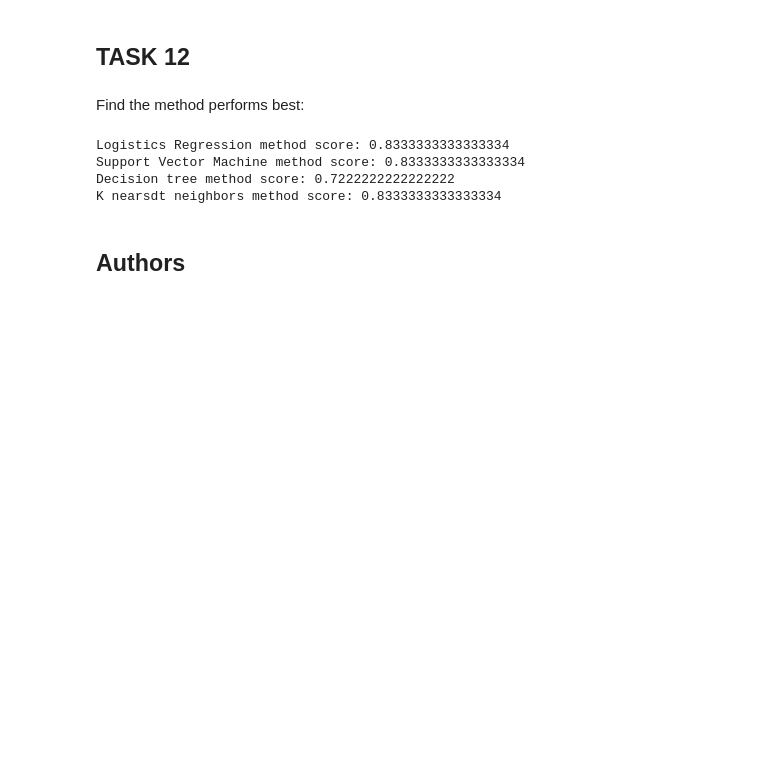
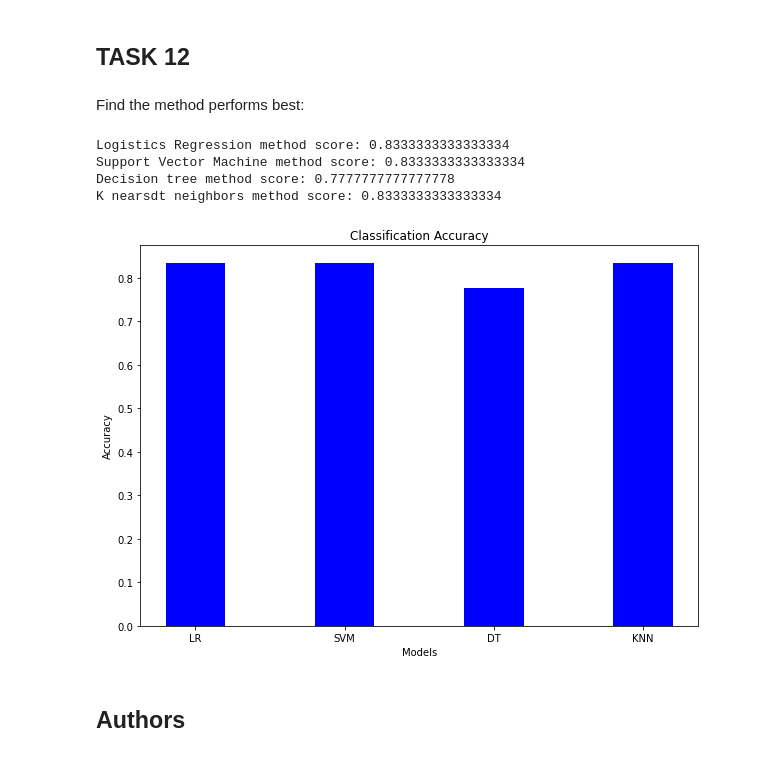
Before and after one commit to ongcx/Applied-Data-Science, a Jupyter notebook: Machine Learning Prediction.ipynb, the cells around one changed output. Drawn from its saved outputs; the diff is of its cells as text; code cells hidden in the pictures; blank space fills up the shorter version.

```diff
--- a/Machine Learning Prediction.ipynb
+++ b/Machine Learning Prediction.ipynb
@@ -321,15 +321,39 @@ plot_confusion_matrix(Y_test,yhat)
 # %% [markdown]
 Find the method performs best:
 # %%
-print('Logistics Regression method score:', logreg_cv.score(X_test, Y_test))
-print( 'Support Vector Machine method score:', svm_cv.score(X_test, Y_test))
-print('Decision tree method score:', tree_cv.score(X_test, Y_test))
-print('K nearsdt neighbors method score:', knn_cv.score(X_test, Y_test))
+logreg_score=logreg_cv.score(X_test, Y_test)
+svm_score=svm_cv.score(X_test, Y_test)
+tree_score = tree_cv.score(X_test, Y_test)
+knn_score = knn_cv.score(X_test, Y_test)
+
+print('Logistics Regression method score:', logreg_score)
+print( 'Support Vector Machine method score:', svm_score)
+print('Decision tree method score:',tree_score )
+print('K nearsdt neighbors method score:', knn_score )
 # %% [output]
 Logistics Regression method score: 0.8333333333333334
 Support Vector Machine method score: 0.8333333333333334
-Decision tree method score: 0.7222222222222222
+Decision tree method score: 0.7777777777777778
 K nearsdt neighbors method score: 0.8333333333333334
+# %%
+# Plot pie chart to compare models accuracy
+models = ['LR', 'SVM', 'DT',
+        'KNN']
+
+data = [logreg_score, svm_score, tree_score, knn_score]
+
+# Creating plot
+fig = plt.figure(figsize =(10, 7))
+plt.bar(models, data, color ='blue',
+        width = 0.4)
+plt.xlabel("Models")
+plt.ylabel("Accuracy")
+plt.title("Classification Accuracy")
+
+# show plot
+plt.show()
+# %% [output]
+[figure, added]
 # %% [markdown]
 ## Authors
 # %% [markdown]
```
Also changed, not shown: parts of 2 cells of this notebook.
